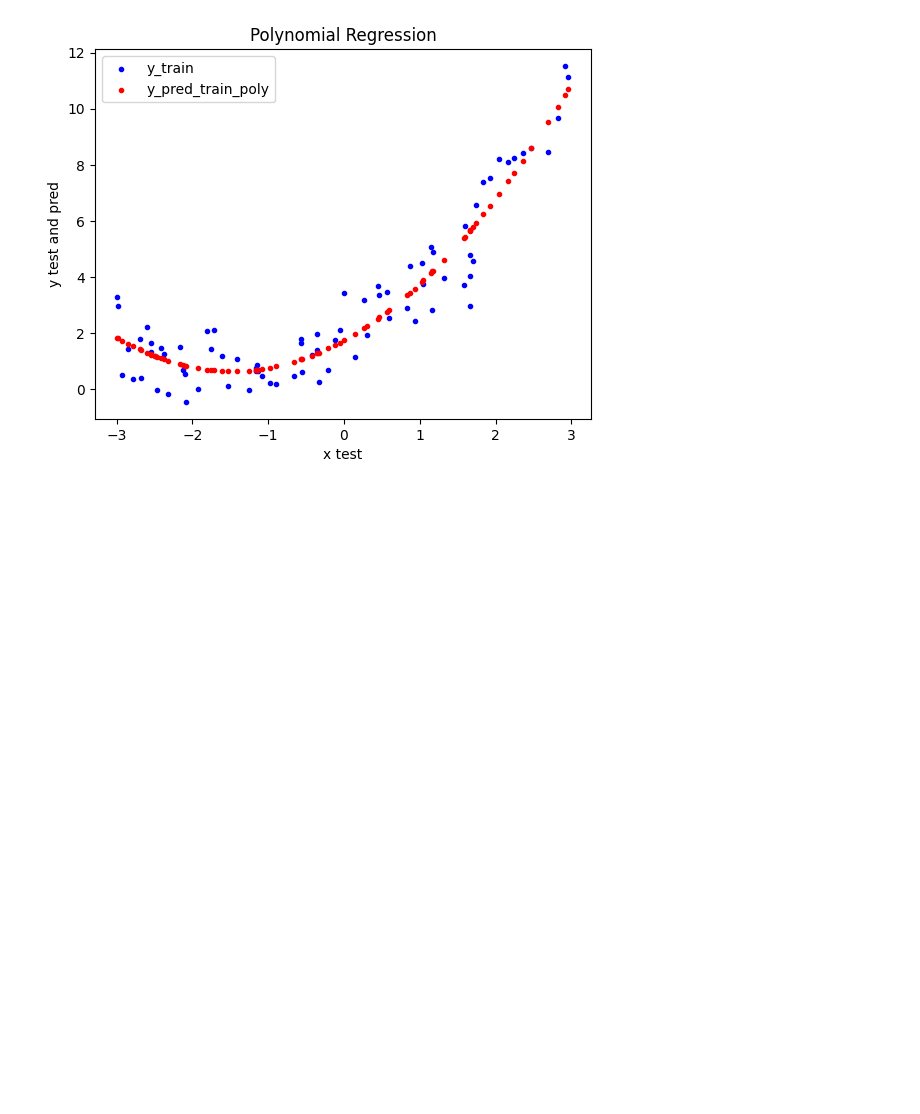
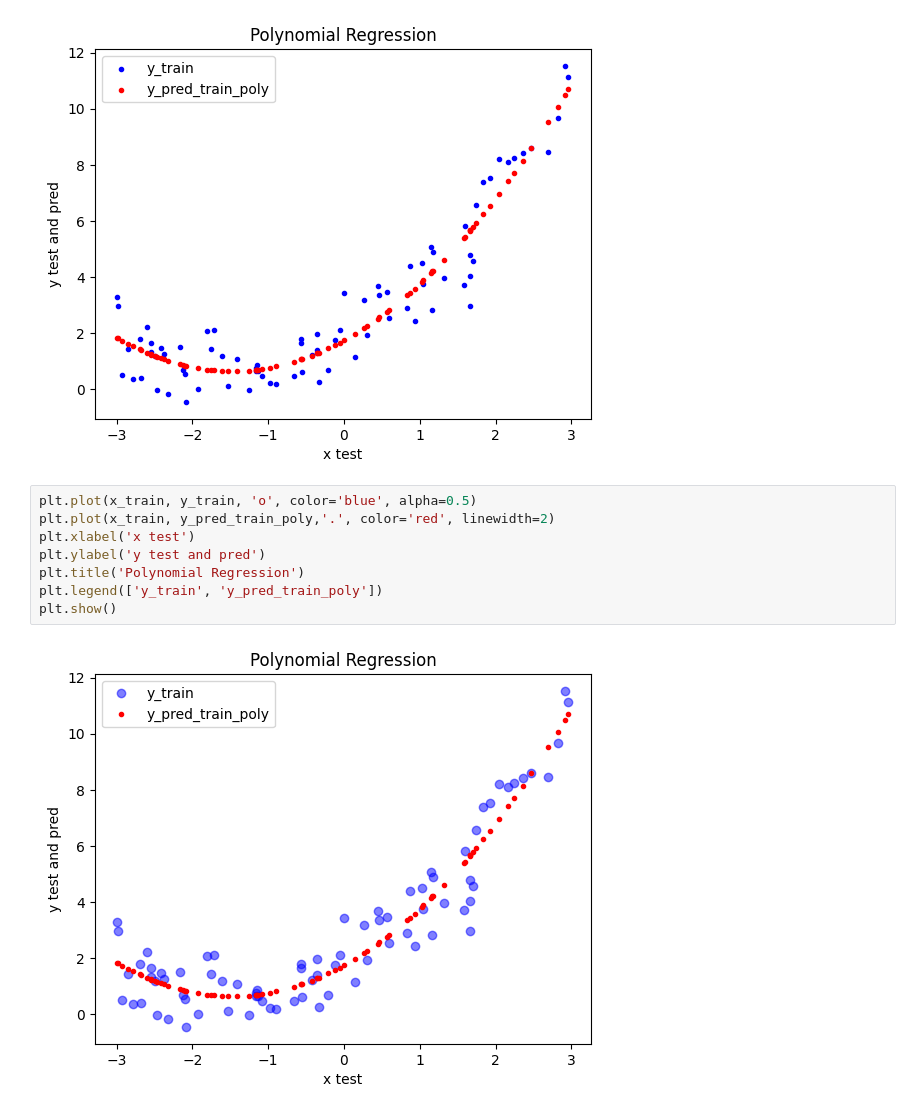
Before and after one commit to manojCodes77/starting_machine_learning, a Jupyter notebook: 03-polynomial-regression/main.ipynb, the cells around one changed output. Saved outputs shown, nothing was run; the diff lists cells and outputs as text; blank space fills up the shorter version.

```diff
--- a/03-polynomial-regression/main.ipynb
+++ b/03-polynomial-regression/main.ipynb
@@ -115,3 +115,13 @@ plt.legend(['y_train', 'y_pred_train_poly'])
 plt.show()
 # %% [output]
 [figure]
+# %%
+plt.plot(x_train, y_train, 'o', color='blue', alpha=0.5)
+plt.plot(x_train, y_pred_train_poly,'.', color='red', linewidth=2)
+plt.xlabel('x test')
+plt.ylabel('y test and pred')
+plt.title('Polynomial Regression')
+plt.legend(['y_train', 'y_pred_train_poly'])
+plt.show()
+# %% [output]
+[figure, added]
```
Also changed, not shown: 1 other file.
